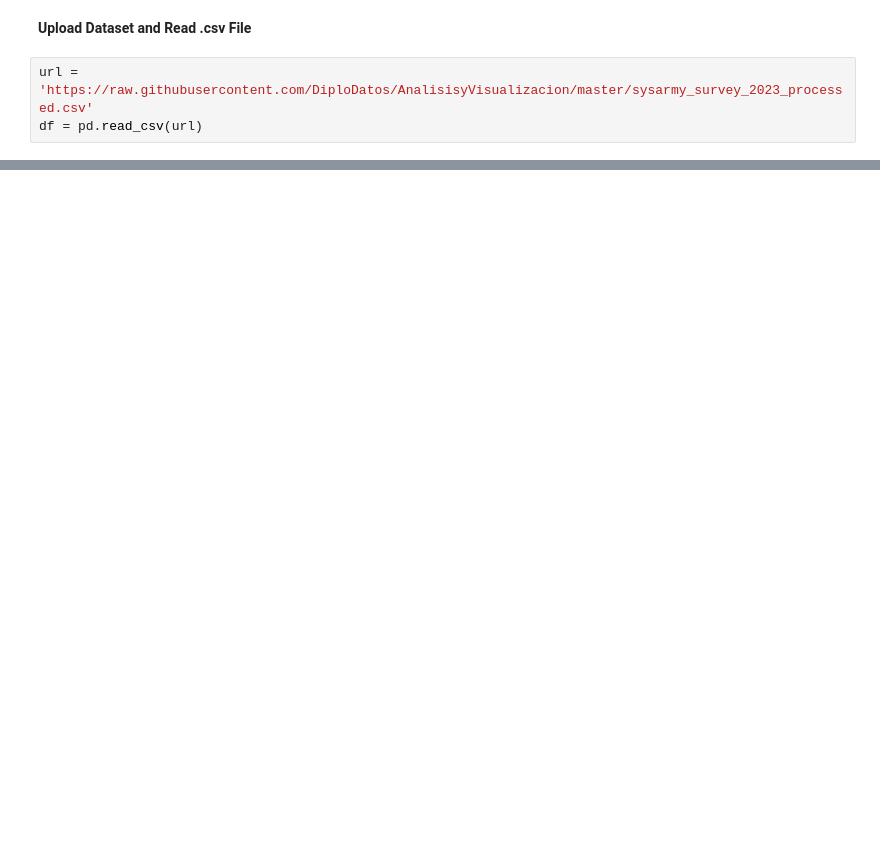
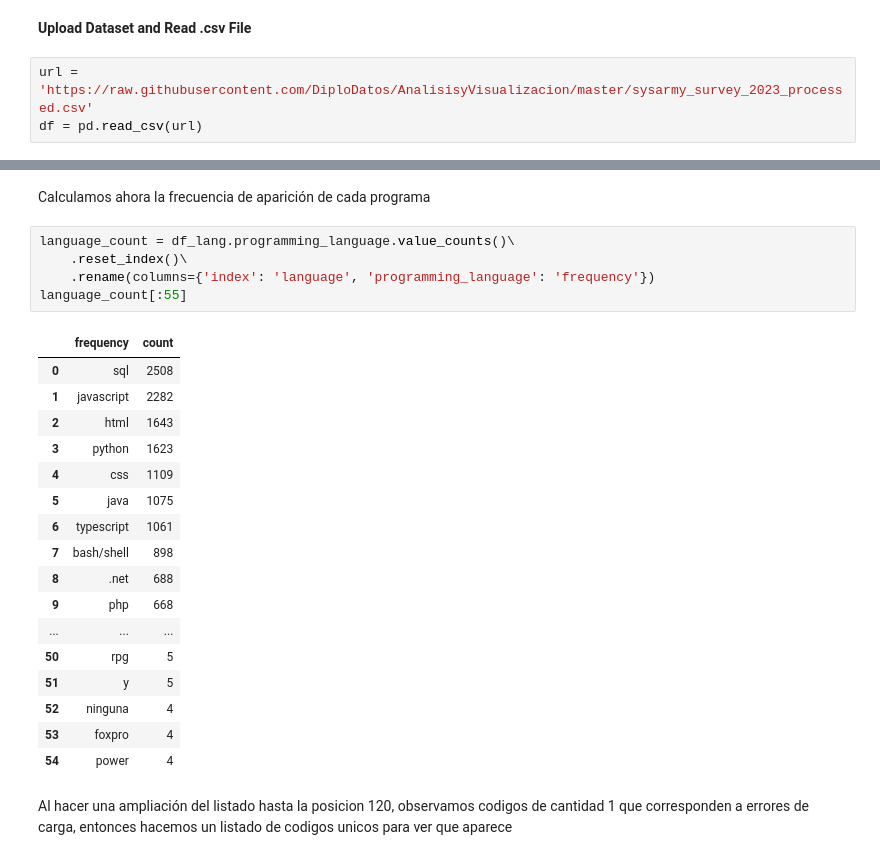
Before and after one commit to hernanmartinezrivero/machine_learning, a Jupyter notebook: Ejercicio01.ipynb, the cells around one changed output, grey strips where cells are left out. Drawn from its saved outputs; the diff is of its cells as text; blank space fills up the shorter version.

```diff
--- a/Ejercicio01.ipynb
+++ b/Ejercicio01.ipynb
@@ -30,0 +209,27 @@ df = pd.read_csv(url)
+# %% [markdown]
+Calculamos ahora la frecuencia de aparición de cada programa
+# %%
+language_count = df_lang.programming_language.value_counts()\
+    .reset_index()\
+    .rename(columns={'index': 'language', 'programming_language': 'frequency'})
+language_count[:55]
+# %% [output]
+|  | frequency | count |
+| 0 | sql | 2508 |
+| 1 | javascript | 2282 |
+| 2 | html | 1643 |
+| 3 | python | 1623 |
+| 4 | css | 1109 |
+| 5 | java | 1075 |
+| 6 | typescript | 1061 |
+| 7 | bash/shell | 898 |
+| 8 | .net | 688 |
+| 9 | php | 668 |
+| ... | ... | ... |
+| 50 | rpg | 5 |
+| 51 | y | 5 |
+| 52 | ninguna | 4 |
+| 53 | foxpro | 4 |
+| 54 | power | 4 |
+# %% [markdown]
+Al hacer una ampliación del listado hasta la posicion 120, observamos codigos de cantidad 1 que corresponden a errores de carga, entonces hacemos un listado de codigos unicos para ver que aparece
```
Also changed, not shown: parts of 28 cells of this notebook.
